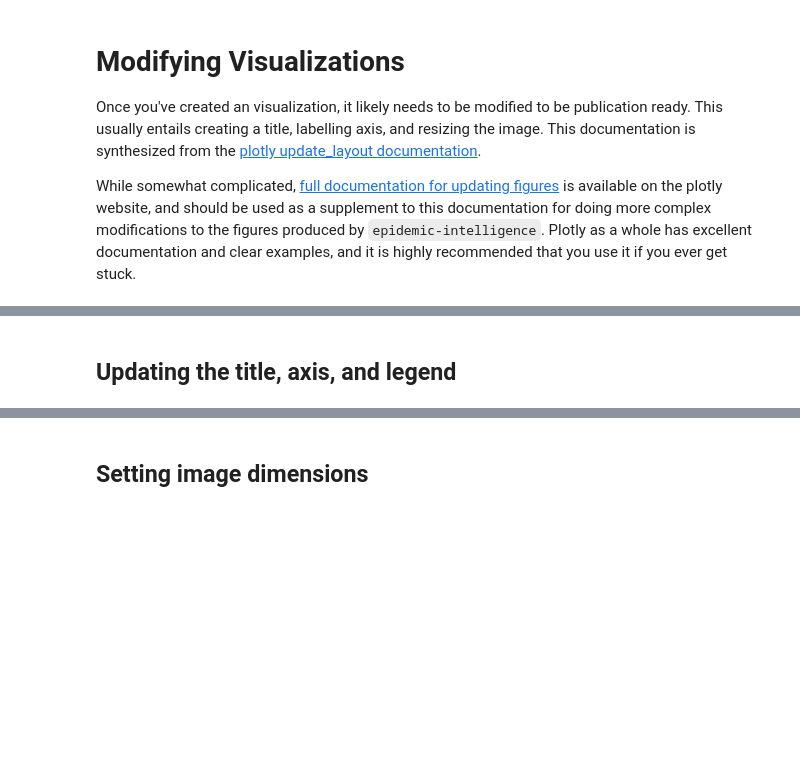
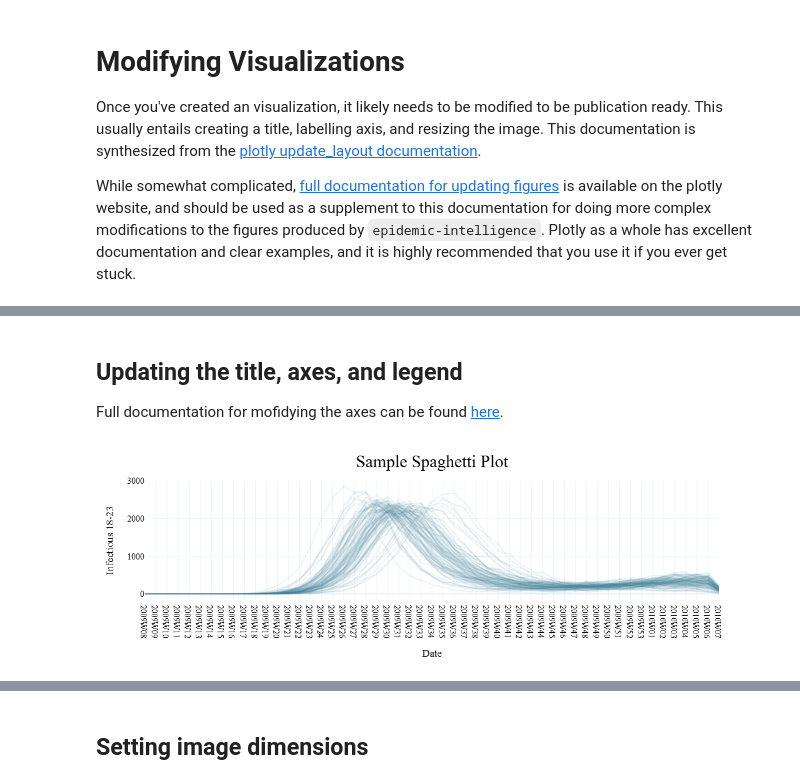
Before and after one commit to mattk7/epidemic-intelligence, a Jupyter notebook: _sources/content/styling_exporting.ipynb, the cells around one changed output, grey strips where cells are left out. Cells and saved outputs as stored; diff of their text form; code cells hidden in the pictures; blank space fills up the shorter version.

Commit message:
Update documentation

```diff
--- a/_sources/content/styling_exporting.ipynb
+++ b/_sources/content/styling_exporting.ipynb
@@ -3,3 +3,34 @@
 Once you've created an visualization, it likely needs to be modified to be publication ready. This usually entails creating a title, labelling axis, and resizing the image. This documentation is synthesized from the [plotly update_layout documentation](https://plotly.com/python/reference/layout/).
 
 While somewhat complicated, [full documentation for updating figures](https://plotly.com/python/creating-and-updating-figures) is available on the plotly website, and should be used as a supplement to this documentation for doing more complex modifications to the figures produced by `epidemic-intelligence`. Plotly as a whole has excellent documentation and clear examples, and it is highly recommended that you use it if you ever get stuck.
+# %%
+# creating an example plot
+import epidemic_intelligence as ei
+from google.oauth2 import service_account
+from google.cloud import bigquery
+
+credentials = service_account.Credentials.from_service_account_file('../../../credentials.json') # use the path to your credentials
+project = 'net-data-viz-handbook' # use your project name
+# Initialize a GC client
+client = bigquery.Client(credentials=credentials, project=project)
+
+table_name = 'h1n1_R2.basins_prevalence_agg'
+reference_table = 'reference.gleam-geo-map'
+reference_column = 'basin_id' # name of a column in reference table
+geo_column = 'basin_id' # name of a column in table corresponding to column in reference table
+geo_level = 'basin_label'
+geo_values = 'Portland(US-ME)'
+value = 'Infectious_18_23'
+
+fig = ei.spaghetti_plot(
+    client=client,
+    table_name=table_name,
+    reference_table=reference_table,
+    geo_level=geo_level,
+    geo_values=geo_values,
+    geo_column=geo_column,
+    reference_column=reference_column,
+    value=value,
+    n=100)
+
+fig
@@ -6,2 +39,16 @@ While somewhat complicated, [full documentation for updating figures](https://pl
 # %% [markdown]
-## Updating the title, axis, and legend
+## Updating the title, axes, and legend
+Full documentation for mofidying the axes can be found [here](https://plotly.com/python/axes/#2d-cartesian-axis-types-and-autodetection).
+# %%
+# the axis titles can be changed with the xaxis_title and yaxis_title parameters of update_layout.
+fig.update_layout(xaxis_title='Date',
+                  yaxis_title='Infectious 18-23')
+
+# the plot title can be set with the title_text keyword.
+fig.update_layout(title_text='Sample Spaghetti Plot')
+
+# the legend can be toggled on or off by setting the showlegend keyword to True or False.
+fig.update_layout(showlegend=False)
+fig
+# %% [output]
+[figure, added]
```
Also changed, not shown: parts of 8 cells of this notebook, 20 other files.
